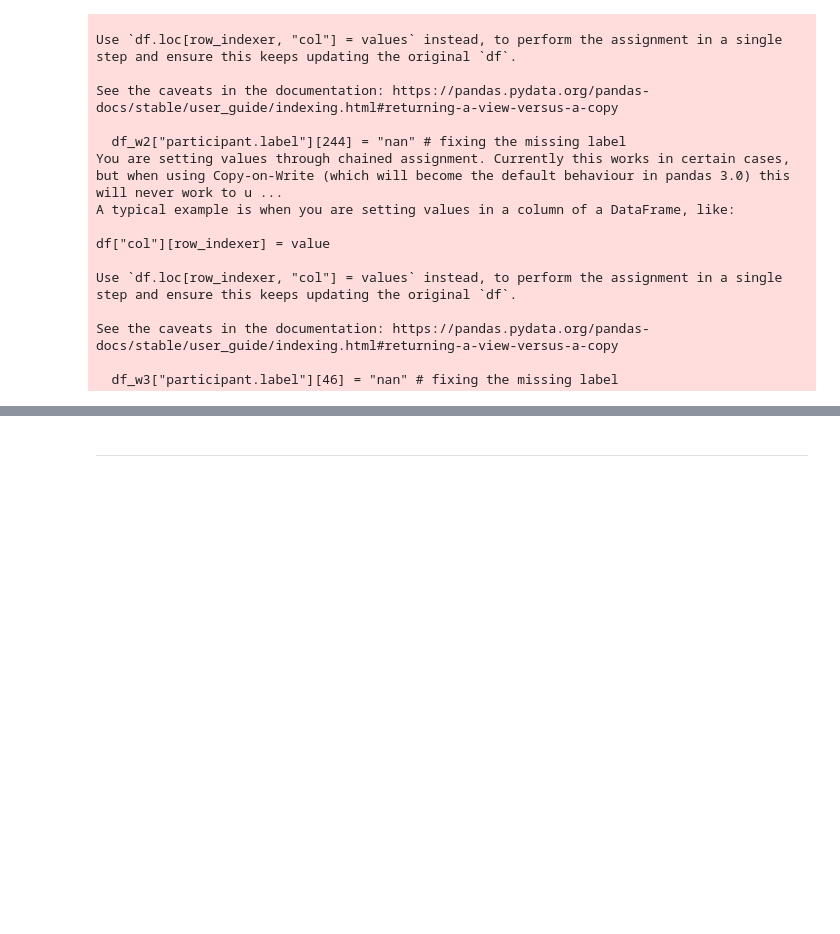
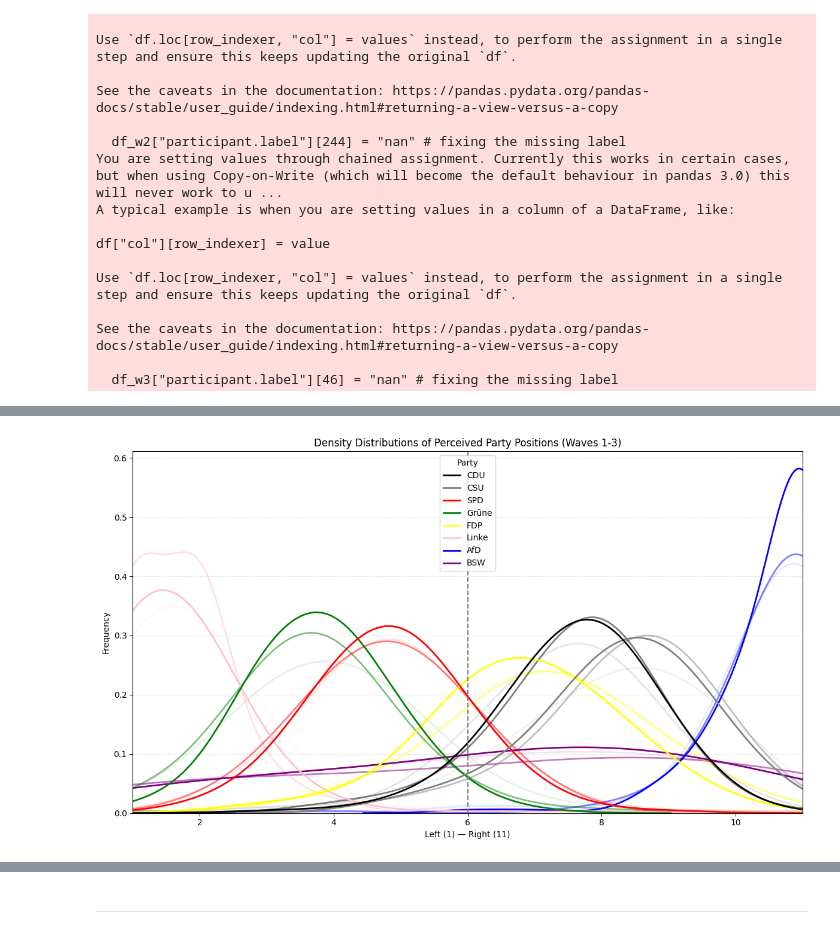
Before and after one commit to LS-Shikano/StudentSurvey, a Jupyter notebook: data_WS2425/SS_DataPipe.ipynb, the cells around one changed output, grey strips where cells are left out. Drawn from its saved outputs; the diff is of its cells as text; code cells hidden in the pictures; blank space fills up the shorter version.

```diff
--- a/data_WS2425/SS_DataPipe.ipynb
+++ b/data_WS2425/SS_DataPipe.ipynb
@@ -78,6 +78,11 @@ def prep_function_w2(df):
 
     df['network_app.1.player.person_3'] = df['network_app.1.player.person_3'].str.replace("ny4", "ny3", case=False, regex=False) #added because of commentary
 
+    for i in range(1, 10):
+        col = f"demographic_app.1.player.social_networks_{i}"
+        if col in df.columns:
+            df[col] = df[col].fillna(0)
+
     # Replace missing values with "x" in columns: 'network_app.1.player.person_1', 'network_app.1.player.person_2' and 28 other columns
     df = df.fillna({'network_app.1.player.person_1': "x", 'network_app.1.player.person_2': "x", 'network_app.1.player.person_3': "x", 'network_app.1.player.person_4': "x", 'network_app.1.player.person_5': "x", 'network_app.1.player.person_6': "x", 'network_app.1.player.person_7': "x", 'network_app.1.player.person_8': "x", 'network_app.1.player.person_9': "x", 'network_app.1.player.person_10': "x", 'network_app.1.player.person_11': "x", 'network_app.1.player.person_12': "x", 'network_app.1.player.person_13': "x", 'network_app.1.player.person_14': "x", 'network_app.1.player.person_15': "x", 'network_app.1.player.person_16': "x", 'network_app.1.player.person_17': "x", 'network_app.1.player.person_18': "x", 'network_app.1.player.person_19': "x", 'network_app.1.player.person_20': "x", 'network_app.1.player.person_21': "x", 'network_app.1.player.person_22': "x", 'network_app.1.player.person_23': "x", 'network_app.1.player.person_24': "x", 'network_app.1.player.person_25': "x", 'network_app.1.player.person_26': "x", 'network_app.1.player.person_27': "x", 'network_app.1.player.person_28': "x", 'network_app.1.player.person_29': "x", 'network_app.1.player.person_30': "x"})
 
@@ -91,6 +96,11 @@ def prep_function_w3(df):
 
     df['network_app.1.player.person_3'] = df['network_app.1.player.person_3'].str.replace("ny4", "ny3", case=False, regex=False) #added because of commentary
 
+    for i in range(1, 10):
+        col = f"demographic_app.1.player.social_networks_{i}"
+        if col in df.columns:
+            df[col] = df[col].fillna(0)
+
     # Replace missing values with "x" in columns: 'network_app.1.player.person_1', 'network_app.1.player.person_2' and 28 other columns
     df = df.fillna({'network_app.1.player.person_1': "x", 'network_app.1.player.person_2': "x", 'network_app.1.player.person_3': "x", 'network_app.1.player.person_4': "x", 'network_app.1.player.person_5': "x", 'network_app.1.player.person_6': "x", 'network_app.1.player.person_7': "x", 'network_app.1.player.person_8': "x", 'network_app.1.player.person_9': "x", 'network_app.1.player.person_10': "x", 'network_app.1.player.person_11': "x", 'network_app.1.player.person_12': "x", 'network_app.1.player.person_13': "x", 'network_app.1.player.person_14': "x", 'network_app.1.player.person_15': "x", 'network_app.1.player.person_16': "x", 'network_app.1.player.person_17': "x", 'network_app.1.player.person_18': "x", 'network_app.1.player.person_19': "x", 'network_app.1.player.person_20': "x", 'network_app.1.player.person_21': "x", 'network_app.1.player.person_22': "x", 'network_app.1.player.person_23': "x", 'network_app.1.player.person_24': "x", 'network_app.1.player.person_25': "x", 'network_app.1.player.person_26': "x", 'network_app.1.player.person_27': "x", 'network_app.1.player.person_28': "x", 'network_app.1.player.person_29': "x", 'network_app.1.player.person_30': "x"})
 
@@ -120,2 +130,77 @@ See the caveats in the documentation: https://pandas.pydata.org/pandas-docs/stab
+# %%
+import pandas as pd
+import seaborn as sns
+import matplotlib.pyplot as plt
+
+# Define party columns and their colors
+party_columns = [
+    'political_app.1.player.lr_CDU',
+    'political_app.1.player.lr_CSU',
+    'political_app.1.player.lr_SPD',
+    'political_app.1.player.lr_Gruene',
+    'political_app.1.player.lr_FDP',
+    'political_app.1.player.lr_Linke',
+    'political_app.1.player.lr_AfD',
+    'political_app.1.player.lr_BSW',
+]
+
+party_names = ['CDU', 'CSU', 'SPD', 'Grüne', 'FDP', 'Linke', 'AfD', 'BSW']
+party_colors = {
+    'CDU': 'black',
+    'CSU': 'grey',
+    'SPD': 'red',
+    'Grüne': 'green',
+    'FDP': 'yellow',
+    'Linke': 'pink',
+    'AfD': 'blue',
+    'BSW': 'purple'
+}
+
+# Combine data from all waves
+all_waves = []
+for i, df_wave in enumerate([df_w1, df_w2, df_w3], start=1):
+    party_df = df_wave[party_columns].copy().dropna()
+    party_df.columns = party_names
+    party_long = party_df.melt(var_name='Party', value_name='Left-Right Position')
+    party_long['Wave'] = f'Wave {i}'
+    all_waves.append(party_long)
+
+combined_df = pd.concat(all_waves, ignore_index=True)
+combined_df = combined_df[(combined_df['Left-Right Position'] >= 1) & (combined_df['Left-Right Position'] <= 11)]
+
+plt.figure(figsize=(12, 7))
+
+alphas = [0.1, 0.5, 1.0]  # alpha values for Wave 1, 2, 3 respectively
+
+for i, wave in enumerate(sorted(combined_df['Wave'].unique())):
+    sns.kdeplot(
+        data=combined_df[combined_df['Wave'] == wave],
+        x='Left-Right Position',
+        hue='Party',
+        hue_order=party_names,
+        palette=party_colors,
+        linewidth=2,
+        common_norm=False,
+        bw_adjust=1.9,
+        alpha=alphas[i],
+        legend=False
+    )
+
+plt.title('Density Distributions of Perceived Party Positions (Waves 1-3)')
+plt.xlabel('Left (1) — Right (11)')
+plt.ylabel('Frequency')
+plt.axvline(x=6, color='gray', linestyle='--', linewidth=1.5)
+plt.grid(axis='y', linestyle='--', alpha=0.3)
+plt.xlim(1, 11)
+plt.tight_layout()
+
+# Legend for parties only
+from matplotlib.lines import Line2D
+legend_handles = [Line2D([0], [0], color=party_colors[p], lw=2) for p in party_names]
+plt.legend(legend_handles, party_names, title='Party')
+
+plt.show()
+# %% [output]
+[figure, added]
 # %%
 def shiny_dataframe(df):
```
Also changed, not shown: parts of 22 cells of this notebook, 18 other files.
